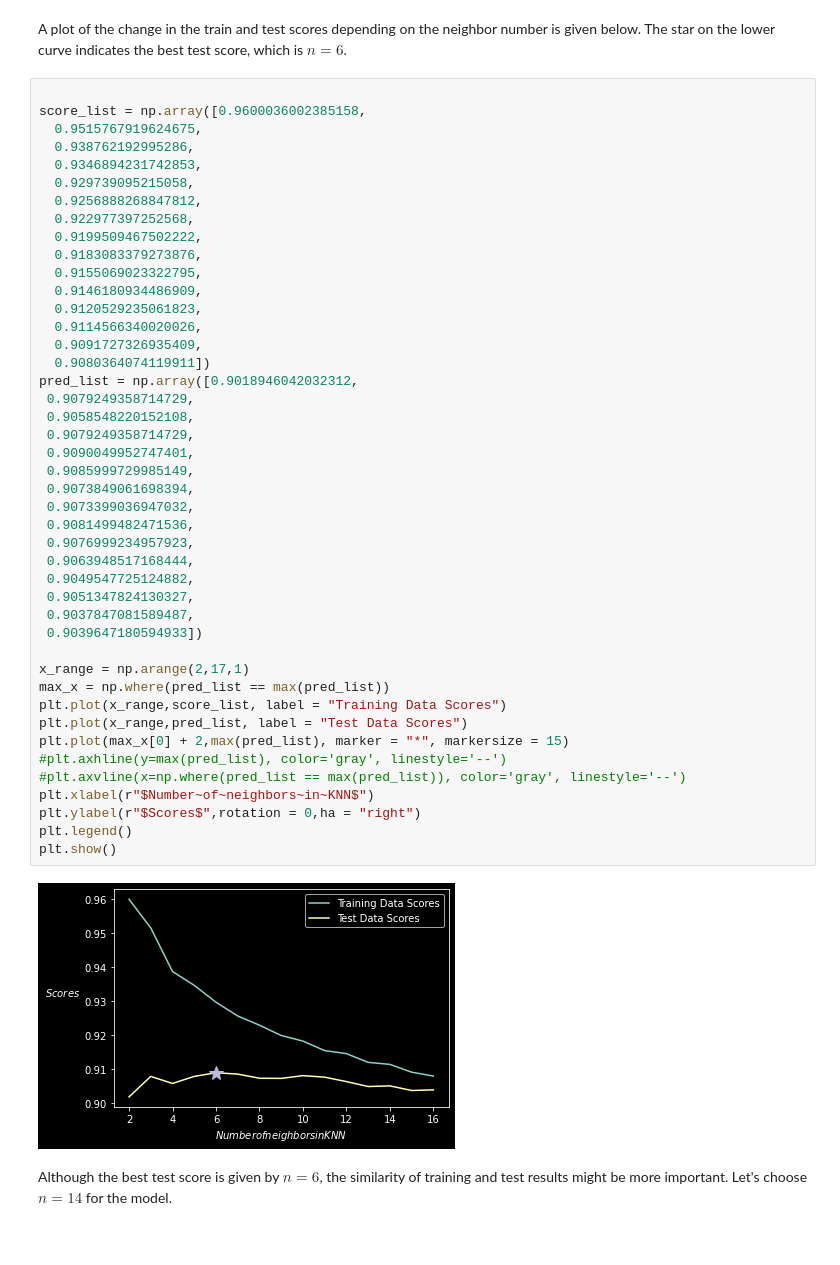
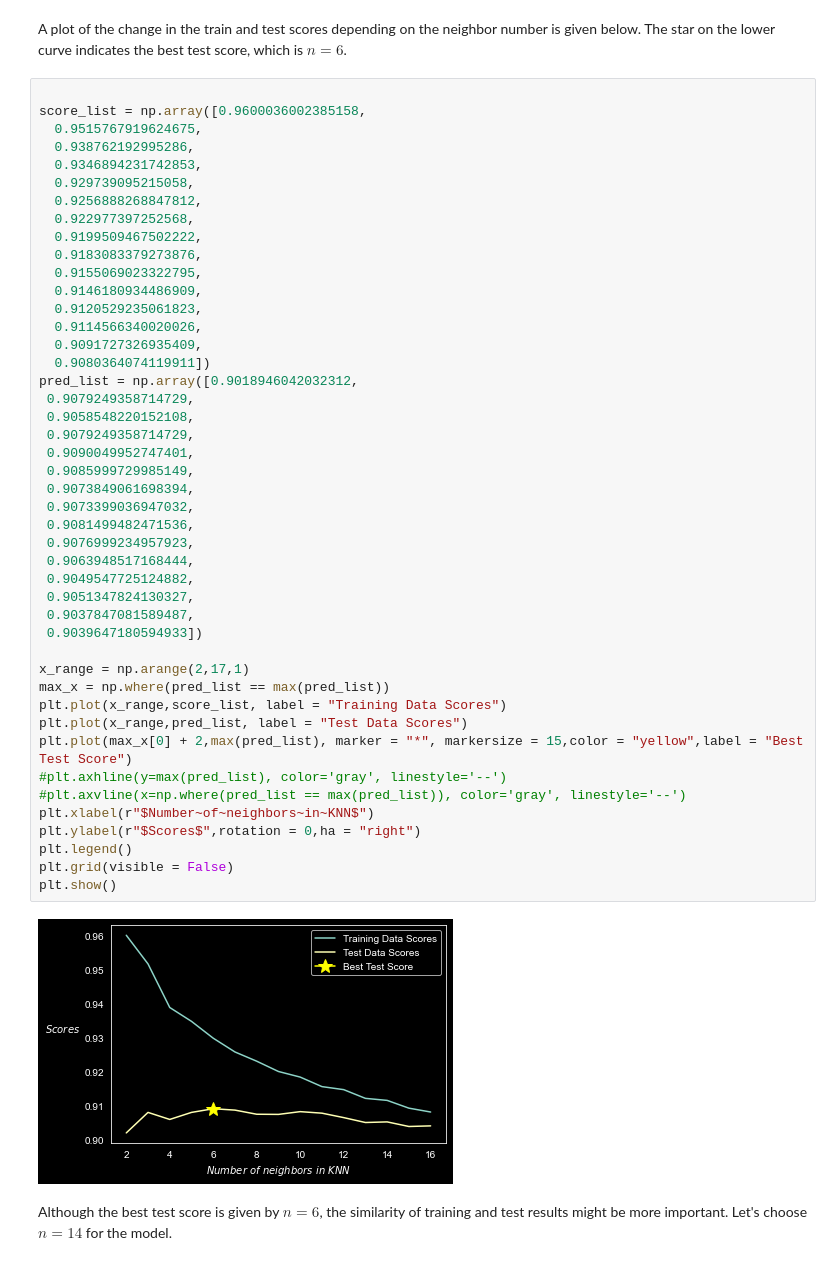
Before and after one commit to cemsanga/MAT555E_Assignments, a Jupyter notebook: HW3/HW3.ipynb, the cells around one changed output. Saved outputs shown, nothing was run; the diff lists cells and outputs as text.

```diff
--- a/HW3/HW3.ipynb
+++ b/HW3/HW3.ipynb
@@ -128,35 +191,36 @@ score_list = np.array([0.9600036002385158,
   0.9114566340020026,
   0.9091727326935409,
   0.9080364074119911])
 pred_list = np.array([0.9018946042032312,
  0.9079249358714729,
  0.9058548220152108,
  0.9079249358714729,
  0.9090049952747401,
  0.9085999729985149,
  0.9073849061698394,
  0.9073399036947032,
  0.9081499482471536,
  0.9076999234957923,
  0.9063948517168444,
  0.9049547725124882,
  0.9051347824130327,
  0.9037847081589487,
  0.9039647180594933])
 
 x_range = np.arange(2,17,1)
 max_x = np.where(pred_list == max(pred_list))
 plt.plot(x_range,score_list, label = "Training Data Scores")
 plt.plot(x_range,pred_list, label = "Test Data Scores")
-plt.plot(max_x[0] + 2,max(pred_list), marker = "*", markersize = 15)
+plt.plot(max_x[0] + 2,max(pred_list), marker = "*", markersize = 15,color = "yellow",label = "Best Test Score")
 #plt.axhline(y=max(pred_list), color='gray', linestyle='--')
 #plt.axvline(x=np.where(pred_list == max(pred_list)), color='gray', linestyle='--')
 plt.xlabel(r"$Number~of~neighbors~in~KNN$")
 plt.ylabel(r"$Scores$",rotation = 0,ha = "right")
 plt.legend()
+plt.grid(visible = False)
 plt.show()
 # %% [output]
-[figure, old version]
+[figure, new version]
 # %% [markdown]
 Although the best test score is given by $n=6$, the similarity of training and test results might be more important. Let's choose $n=14$ for the model.
 # %%
```
Also changed, not shown: parts of 17 cells of this notebook.
